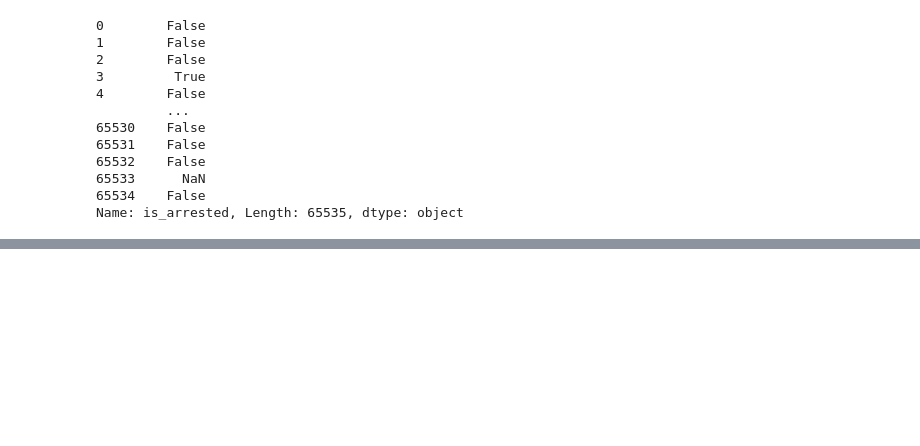
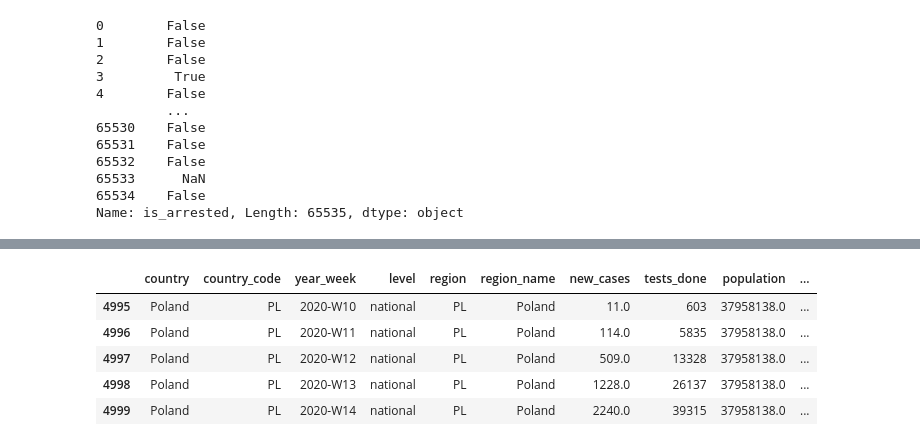
Before and after one commit to Ranjit-Singh-786/pandas-, a Jupyter notebook: 40_usefull_tricks_of_pandas.ipynb, the cells around one changed output, grey strips where cells are left out. Cells and saved outputs as stored; diff of their text form; code cells hidden in the pictures; blank space fills up the shorter version.

```diff
--- a/40_usefull_tricks_of_pandas.ipynb
+++ b/40_usefull_tricks_of_pandas.ipynb
@@ -734,0 +896,10 @@ Name: is_arrested, Length: 65535, dtype: object
+# %%
+grouped.get_group('Poland').head()
+#simply u have to change the parameter value and fetch that record
+# %% [output]
+|  | country | country_code | year_week | level | region | region_name | new_cases | tests_done | population | ... |
+| 4995 | Poland | PL | 2020-W10 | national | PL | Poland | 11.0 | 603 | 37958138.0 | ... |
+| 4996 | Poland | PL | 2020-W11 | national | PL | Poland | 114.0 | 5835 | 37958138.0 | ... |
+| 4997 | Poland | PL | 2020-W12 | national | PL | Poland | 509.0 | 13328 | 37958138.0 | ... |
+| 4998 | Poland | PL | 2020-W13 | national | PL | Poland | 1228.0 | 26137 | 37958138.0 | ... |
+| 4999 | Poland | PL | 2020-W14 | national | PL | Poland | 2240.0 | 39315 | 37958138.0 | ... |
```
Also changed, not shown: parts of 54 cells of this notebook, 1 other file.
